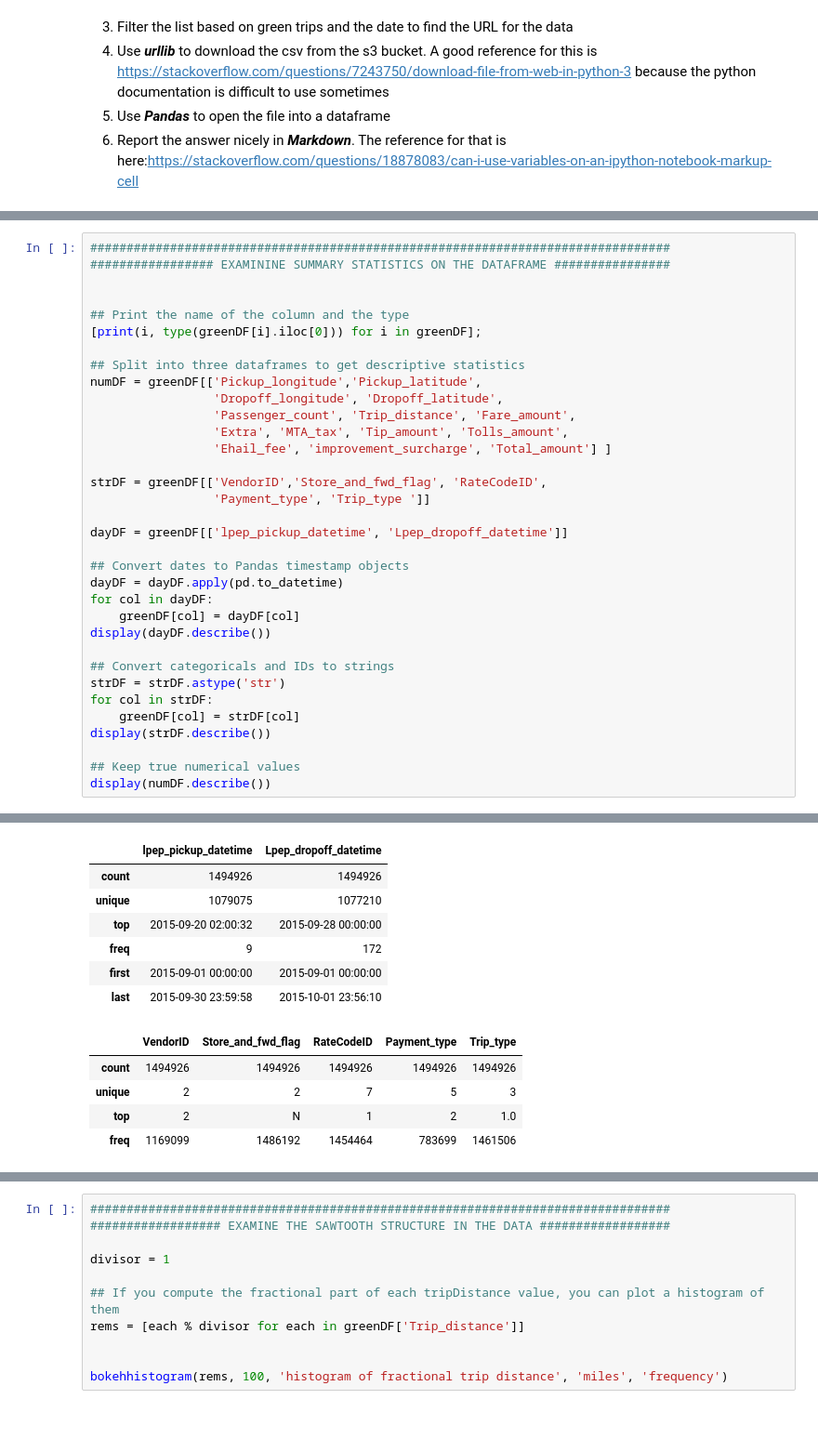
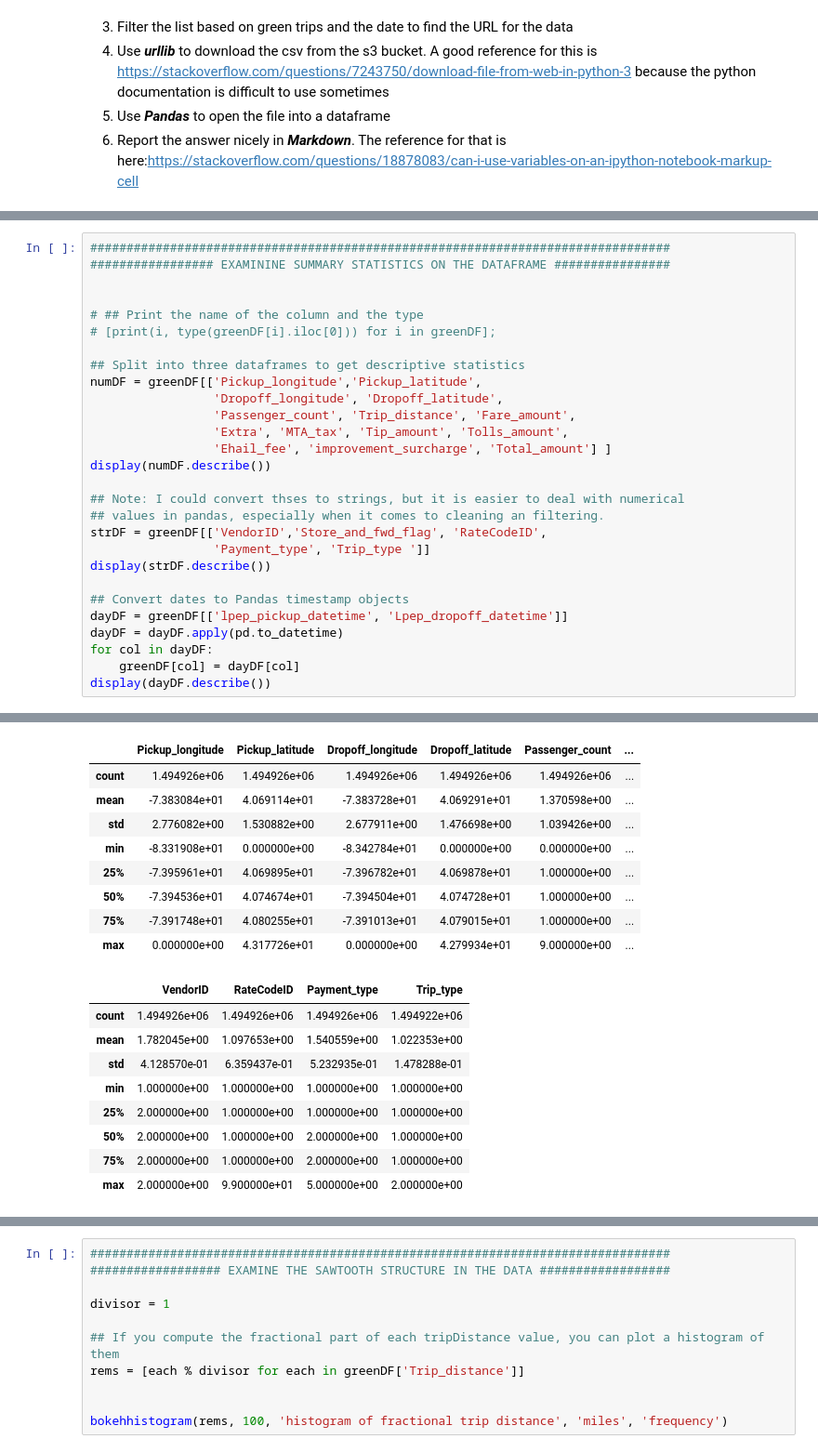
Before and after one commit to Ffrrostmonkey/Taxicabs, a Jupyter notebook: Taxicab Analysis.ipynb, the cells around one changed output, grey strips where cells are left out. Shown at 93% size. Drawn from its saved outputs; the diff is of its cells as text; blank space fills up the shorter version.

```diff
--- a/Taxicab Analysis.ipynb
+++ b/Taxicab Analysis.ipynb
@@ -202,8 +247,8 @@ def bokehhistogram(values, binsVal, tLabel, xLabel, yLabel):
 ################# EXAMININE SUMMARY STATISTICS ON THE DATAFRAME ################
 
 
-## Print the name of the column and the type
-[print(i, type(greenDF[i].iloc[0])) for i in greenDF];
+# ## Print the name of the column and the type
+# [print(i, type(greenDF[i].iloc[0])) for i in greenDF];
 
 ## Split into three dataframes to get descriptive statistics
 numDF = greenDF[['Pickup_longitude','Pickup_latitude',
@@ -211,24 +256,18 @@ numDF = greenDF[['Pickup_longitude','Pickup_latitude',
                  'Passenger_count', 'Trip_distance', 'Fare_amount',
                  'Extra', 'MTA_tax', 'Tip_amount', 'Tolls_amount',
                  'Ehail_fee', 'improvement_surcharge', 'Total_amount'] ]
+display(numDF.describe())
 
+## Note: I could convert thses to strings, but it is easier to deal with numerical
+## values in pandas, especially when it comes to cleaning an filtering.
 strDF = greenDF[['VendorID','Store_and_fwd_flag', 'RateCodeID',
                  'Payment_type', 'Trip_type ']]
-
-dayDF = greenDF[['lpep_pickup_datetime', 'Lpep_dropoff_datetime']]
+display(strDF.describe())
 
 ## Convert dates to Pandas timestamp objects
+dayDF = greenDF[['lpep_pickup_datetime', 'Lpep_dropoff_datetime']]
 dayDF = dayDF.apply(pd.to_datetime)
 for col in dayDF:
     greenDF[col] = dayDF[col]
 display(dayDF.describe())
-
-## Convert categoricals and IDs to strings
-strDF = strDF.astype('str')
-for col in strDF:
-    greenDF[col] = strDF[col]
-display(strDF.describe())
-
-## Keep true numerical values
-display(numDF.describe())
 # %% [output]
@@ -252,12 +274,18 @@ Trip_type  <class 'str'>
-|  | lpep_pickup_datetime | Lpep_dropoff_datetime |
-| count | 1494926 | 1494926 |
-| unique | 1079075 | 1077210 |
-| top | 2015-09-20 02:00:32 | 2015-09-28 00:00:00 |
-| freq | 9 | 172 |
-| first | 2015-09-01 00:00:00 | 2015-09-01 00:00:00 |
-| last | 2015-09-30 23:59:58 | 2015-10-01 23:56:10 |
+|  | Pickup_longitude | Pickup_latitude | Dropoff_longitude | Dropoff_latitude | Passenger_count | ... |
+| count | 1.494926e+06 | 1.494926e+06 | 1.494926e+06 | 1.494926e+06 | 1.494926e+06 | ... |
+| mean | -7.383084e+01 | 4.069114e+01 | -7.383728e+01 | 4.069291e+01 | 1.370598e+00 | ... |
+| std | 2.776082e+00 | 1.530882e+00 | 2.677911e+00 | 1.476698e+00 | 1.039426e+00 | ... |
+| min | -8.331908e+01 | 0.000000e+00 | -8.342784e+01 | 0.000000e+00 | 0.000000e+00 | ... |
+| 25% | -7.395961e+01 | 4.069895e+01 | -7.396782e+01 | 4.069878e+01 | 1.000000e+00 | ... |
+| 50% | -7.394536e+01 | 4.074674e+01 | -7.394504e+01 | 4.074728e+01 | 1.000000e+00 | ... |
+| 75% | -7.391748e+01 | 4.080255e+01 | -7.391013e+01 | 4.079015e+01 | 1.000000e+00 | ... |
+| max | 0.000000e+00 | 4.317726e+01 | 0.000000e+00 | 4.279934e+01 | 9.000000e+00 | ... |
-|  | VendorID | Store_and_fwd_flag | RateCodeID | Payment_type | Trip_type |
-| count | 1494926 | 1494926 | 1494926 | 1494926 | 1494926 |
-| unique | 2 | 2 | 7 | 5 | 3 |
-| top | 2 | N | 1 | 2 | 1.0 |
-| freq | 1169099 | 1486192 | 1454464 | 783699 | 1461506 |
+|  | VendorID | RateCodeID | Payment_type | Trip_type |
+| count | 1.494926e+06 | 1.494926e+06 | 1.494926e+06 | 1.494922e+06 |
+| mean | 1.782045e+00 | 1.097653e+00 | 1.540559e+00 | 1.022353e+00 |
+| std | 4.128570e-01 | 6.359437e-01 | 5.232935e-01 | 1.478288e-01 |
+| min | 1.000000e+00 | 1.000000e+00 | 1.000000e+00 | 1.000000e+00 |
+| 25% | 2.000000e+00 | 1.000000e+00 | 1.000000e+00 | 1.000000e+00 |
+| 50% | 2.000000e+00 | 1.000000e+00 | 2.000000e+00 | 1.000000e+00 |
+| 75% | 2.000000e+00 | 1.000000e+00 | 2.000000e+00 | 1.000000e+00 |
+| max | 2.000000e+00 | 9.900000e+01 | 5.000000e+00 | 2.000000e+00 |
```
Also changed, not shown: parts of 40 cells of this notebook.
